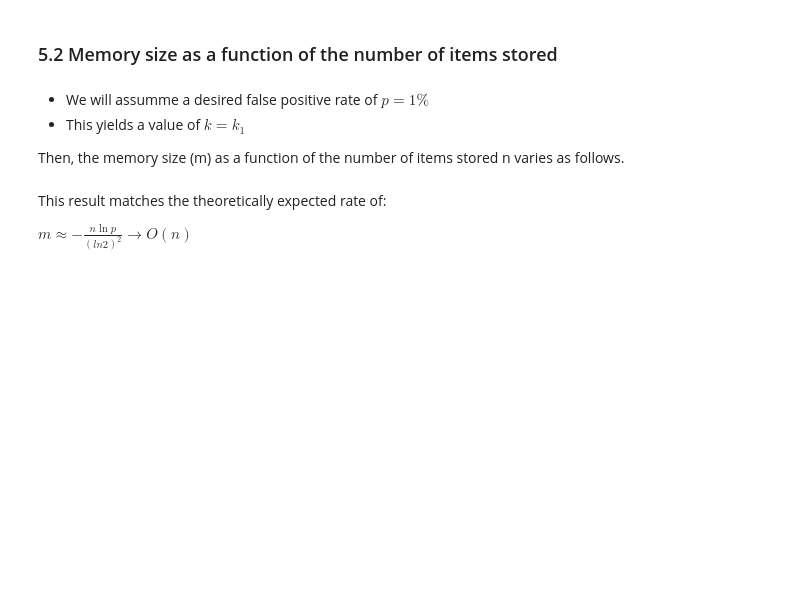
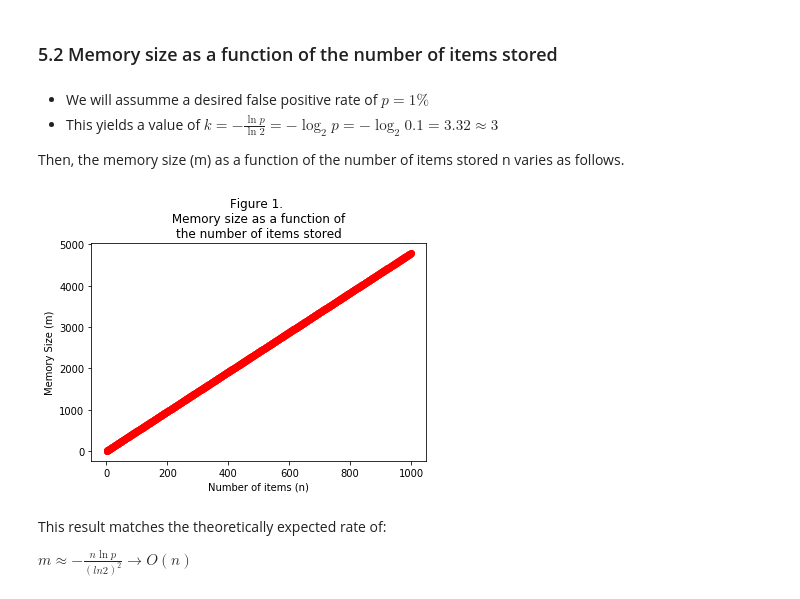
Before and after one commit to josealvarez97/Counting-Bloom-Filter, a Jupyter notebook: Introduction and Implementation to a Counting Bloom Filter/Counting-Bloom-Filter-Overview-and-Introduction.ipynb, the cells around one changed output. Drawn from its saved outputs; the diff is of its cells as text; code cells hidden in the pictures; blank space fills up the shorter version.

```diff
--- a/Introduction and Implementation to a Counting Bloom Filter/Counting-Bloom-Filter-Overview-and-Introduction.ipynb
+++ b/Introduction and Implementation to a Counting Bloom Filter/Counting-Bloom-Filter-Overview-and-Introduction.ipynb
@@ -341,9 +483,56 @@ $m\approx-\frac{n \ln p}{(ln2)^2}\longrightarrow O(\ln p)$
 ### 5.2 Memory size as a function of the number of items stored
 # %% [markdown]
 * We will assumme a desired false positive rate of $p=1\%$
-* This yields a value of $k=k_1$
+* This yields a value of $k=-\frac{\ln p}{\ln 2}=-\log_2 p=-\log_2 0.1=3.32\approx3$
 
 Then, the memory size (m) as a function of the number of items stored n varies as follows.
+# %%
+# Import necessary libraries
+import matplotlib.pyplot as plt
+
+# Number of items stored n
+n_sizes = []
+# Memory size
+m_sizes = []
+
+# False positive rate p
+p = 0.1
+k = required_k(p) # yields k = 3
+
+hashes_list = hash_functions_generator(k)
+
+
+
+for n in range (1,1000): #from n = 1 to n = 1000
+    # Produce a list of random words of size n
+    rword_list = randomwords_list(n,11)
+
+
+    # Bloom Filter Table
+    bfilter = empty_bloom_filter(p, n)
+
+    # Insert elements - **not necessary**, as
+    # we are only interested in the size of the table m.
+    # But we'll do it for the sake of full expliciteness...
+    for i in range(len(rword_list)):
+        add_to_hash_table(bfilter, rword_list[i], hashes_list)
+
+
+    # Append the information and results of this experiment.
+    n_sizes.append(n)
+    m_sizes.append(len(bfilter))
+
+
+# Time to plot the results.
+plt.scatter(n_sizes,m_sizes,c='r')
+# Improve the layout of the graph
+plt.title('Figure 1. \n Memory size as a function of \nthe number of items stored')
+plt.xlabel('Number of items (n)')
+plt.ylabel('Memory Size (m)')
+
+plt.show()
+# %% [output]
+[figure, added]
 # %% [markdown]
 This result matches the theoretically expected rate of:
 
```
Also changed, not shown: parts of 19 cells of this notebook.
